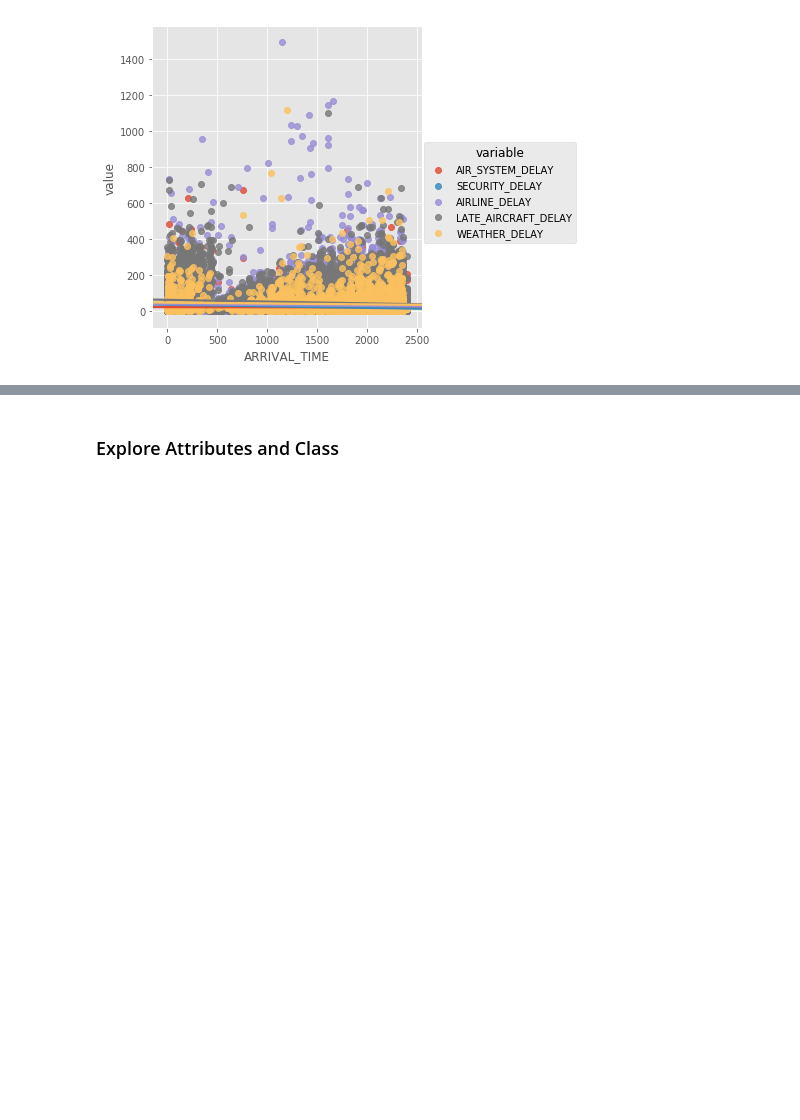
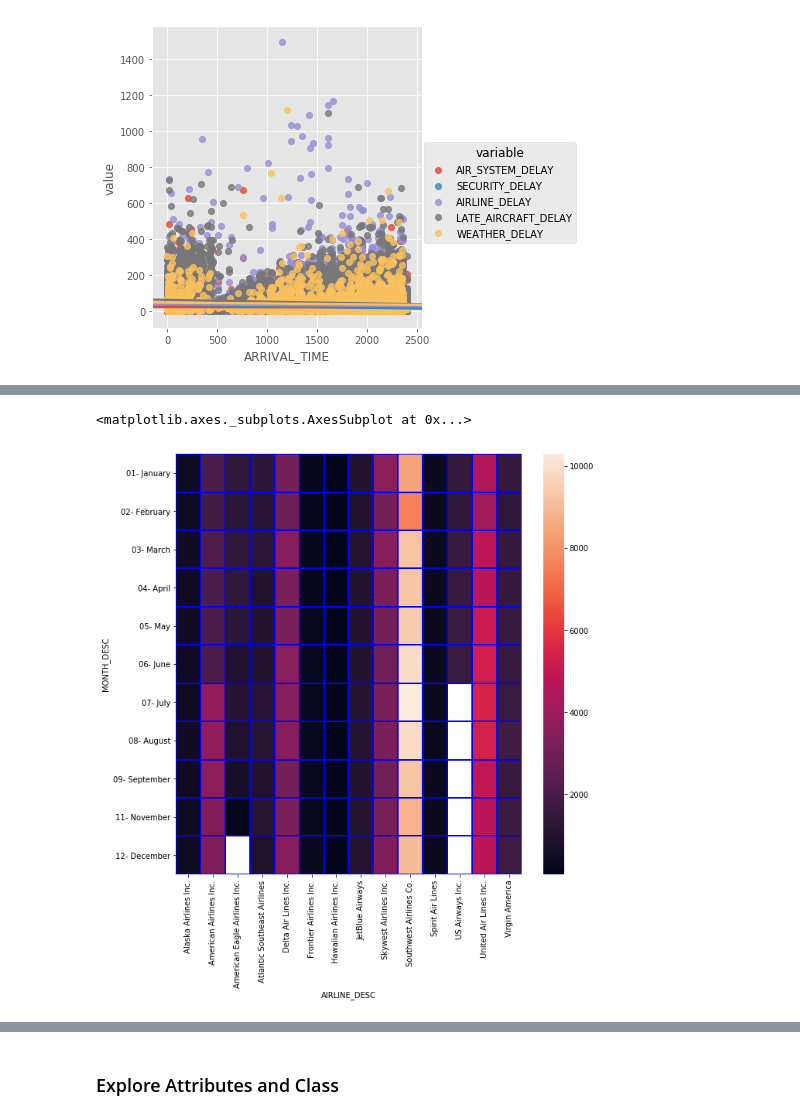
Before and after one commit to JackNelson/MSDS7331_Project1, a Jupyter notebook: Project1.ipynb, the cells around one changed output, grey strips where cells are left out. Drawn from its saved outputs; the diff is of its cells as text; code cells hidden in the pictures; blank space fills up the shorter version.

```diff
--- a/Project1.ipynb
+++ b/Project1.ipynb
@@ -425,0 +453,3 @@ plt.show()
+# %%
+pvt_scheduled_airline_date = df2.pivot_table(index="MONTH_DESC",columns="AIRLINE_DESC",values="SCHEDULED_DEPARTURE",aggfunc=lambda x: x.count())
+pvt_scheduled_airline_date.head()
@@ -425,0 +464,8 @@ plt.show()
+# %%
+#Scheduled Departures by Airlines by Month
+
+fig = plt.figure(figsize=(10,10))
+sns.heatmap(pvt_scheduled_airline_date, linecolor="blue", linewidths=1)
+# %% [output]
+<matplotlib.axes._subplots.AxesSubplot at 0x...>
+[figure, added]
```
Also changed, not shown: parts of 13 cells of this notebook.
